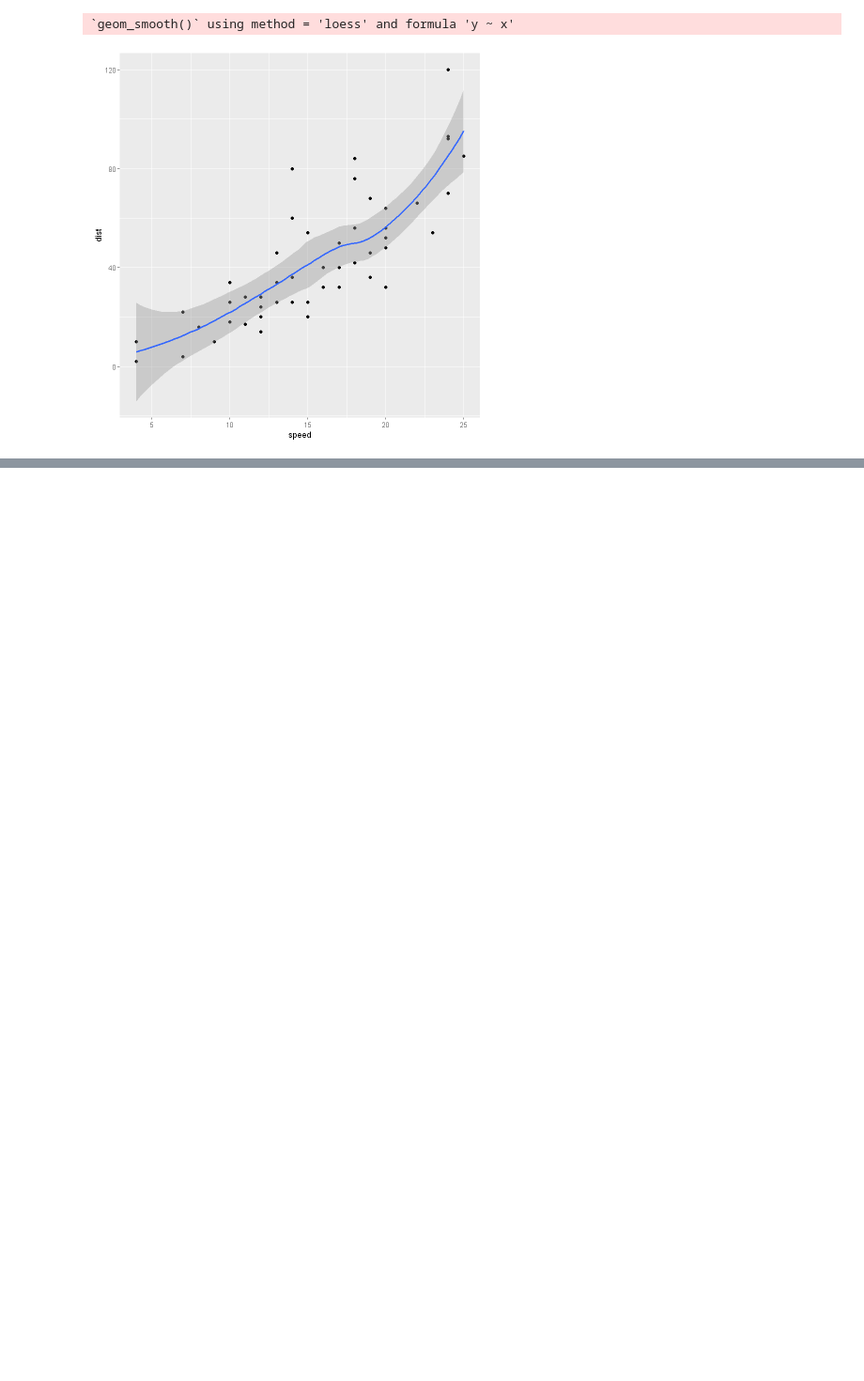
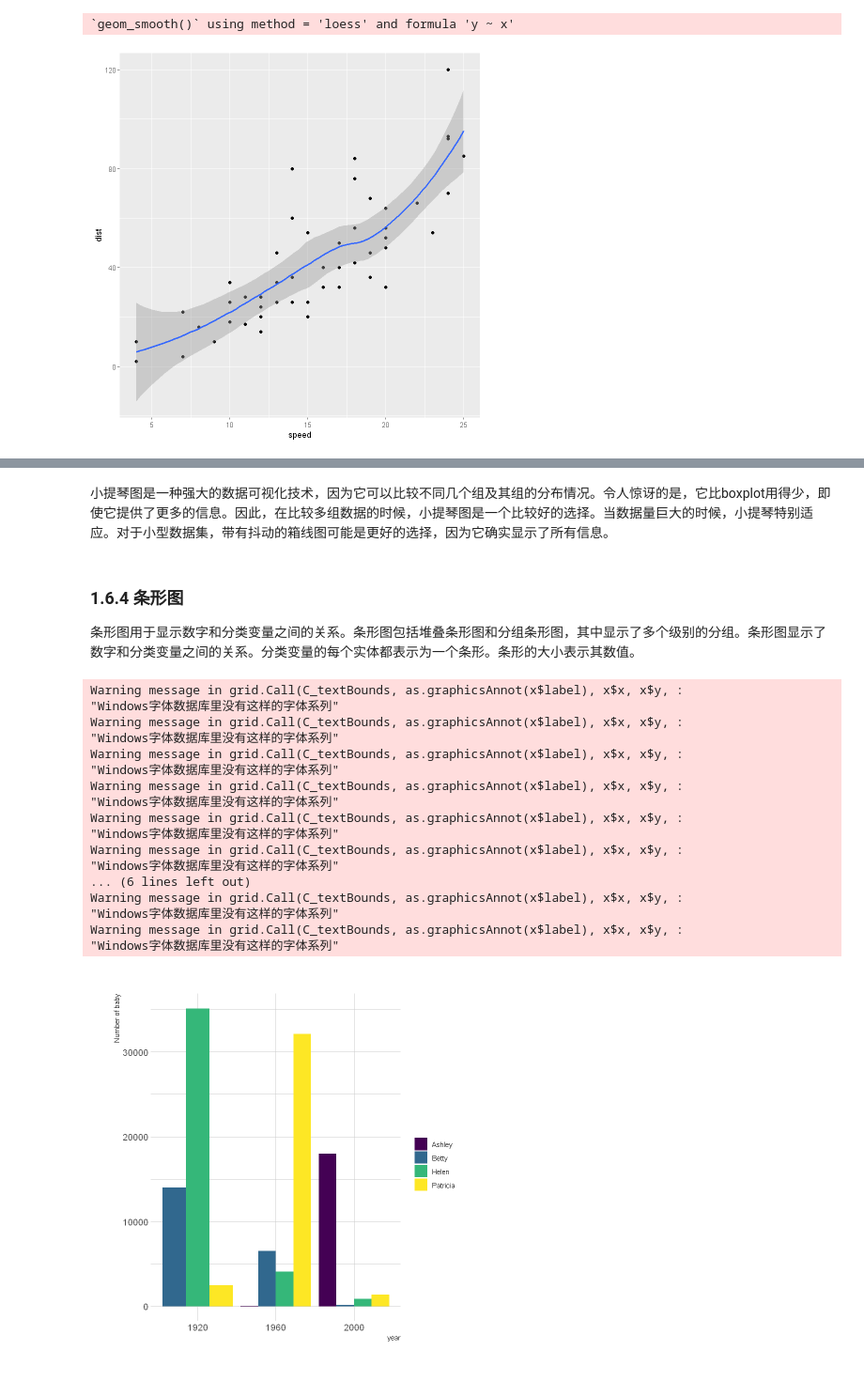
Before and after one commit to ruishuQU/R-visualization-Guide, a Jupyter notebook: R visualization/ch01 R语言数据可视化简介.ipynb, the cells around one changed output, grey strips where cells are left out. Shown: that part at 94% size. Saved outputs shown, nothing was run; the diff lists cells and outputs as text; code cells hidden in the pictures; blank space fills up the shorter version.

```diff
--- a/R visualization/ch01 R语言数据可视化简介.ipynb
+++ b/R visualization/ch01 R语言数据可视化简介.ipynb
@@ -674,0 +849,47 @@ qplot(x = speed,y = dist,data = cars,geom = c("point","smooth"))
+# %% [markdown]
+小提琴图是一种强大的数据可视化技术，因为它可以比较不同几个组及其组的分布情况。令人惊讶的是，它比boxplot用得少，即使它提供了更多的信息。因此，在比较多组数据的时候，小提琴图是一个比较好的选择。当数据量巨大的时候，小提琴特别适应。对于小型数据集，带有抖动的箱线图可能是更好的选择，因为它确实显示了所有信息。
+# %% [markdown]
+### 1.6.4 条形图
+条形图用于显示数字和分类变量之间的关系。条形图包括堆叠条形图和分组条形图，其中显示了多个级别的分组。条形图显示了数字和分类变量之间的关系。分类变量的每个实体都表示为一个条形。条形的大小表示其数值。
+# %%
+# 加载包
+#install.packages("babynames")
+library(tidyverse)
+library(hrbrthemes)
+library(babynames)
+library(viridis)
+
+# 对数据进行处理
+data <- babynames %>%
+  filter(name %in% c("Ashley", "Amanda", "Jessica",    "Patricia", "Linda", "Deborah",   "Dorothy", "Betty", "Helen")) %>%
+  filter(sex=="F")
+
+# 绘制分组的条形图
+data  %>%
+  filter(name %in% c("Ashley", "Patricia", "Betty", "Helen")) %>%
+  filter(year %in% c(1920, 1960, 2000)) %>%
+  mutate(year=as.factor(year)) %>%
+  ggplot( aes(x=year, y=n, fill=name)) +
+    geom_bar(stat="identity", position="dodge") +
+    scale_fill_viridis(discrete=TRUE, name="") +
+    theme_ipsum() +
+    ylab("Number of baby")
+# %% [output]
+Warning message in grid.Call(C_textBounds, as.graphicsAnnot(x$label), x$x, x$y, :
+"Windows字体数据库里没有这样的字体系列"
+Warning message in grid.Call(C_textBounds, as.graphicsAnnot(x$label), x$x, x$y, :
+"Windows字体数据库里没有这样的字体系列"
+Warning message in grid.Call(C_textBounds, as.graphicsAnnot(x$label), x$x, x$y, :
+"Windows字体数据库里没有这样的字体系列"
+Warning message in grid.Call(C_textBounds, as.graphicsAnnot(x$label), x$x, x$y, :
+"Windows字体数据库里没有这样的字体系列"
+Warning message in grid.Call(C_textBounds, as.graphicsAnnot(x$label), x$x, x$y, :
+"Windows字体数据库里没有这样的字体系列"
+Warning message in grid.Call(C_textBounds, as.graphicsAnnot(x$label), x$x, x$y, :
+"Windows字体数据库里没有这样的字体系列"
+... (6 lines left out)
+Warning message in grid.Call(C_textBounds, as.graphicsAnnot(x$label), x$x, x$y, :
+"Windows字体数据库里没有这样的字体系列"
+Warning message in grid.Call(C_textBounds, as.graphicsAnnot(x$label), x$x, x$y, :
+"Windows字体数据库里没有这样的字体系列"
+[figure, added]
```
Also changed, not shown: parts of 32 cells of this notebook, 1 other file.
